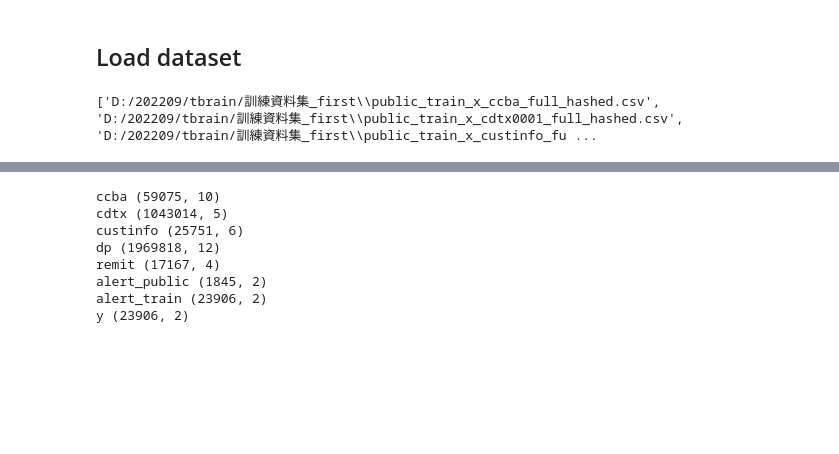
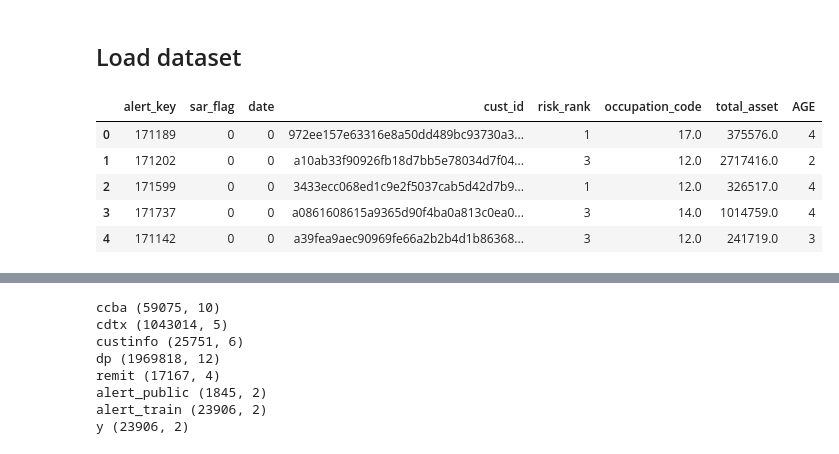
Before and after one commit to y4c6/DMfin, a Jupyter notebook: data_visualization.ipynb, the cells around one changed output, grey strips where cells are left out. Drawn from its saved outputs; the diff is of its cells as text; code cells hidden in the pictures; blank space fills up the shorter version.

```diff
--- a/data_visualization.ipynb
+++ b/data_visualization.ipynb
@@ -6,12 +6,10 @@
 path = "D:/202209/tbrain/訓練資料集_first/"
 import os
 os.chdir(path)
-import glob
-print(glob.glob(os.path.join(path, "*.csv")))
-# 備註
-# 這邊利用 os.path.join 來連接指定字串形成路徑，因為不同系統下的分隔符號可能不同
+# import glob
+# print(glob.glob(os.path.join(path, "*.csv")))
+## 備註
+## 這邊利用 os.path.join 來連接指定字串形成路徑，因為不同系統下的分隔符號可能不同
-# %% [output]
-['D:/202209/tbrain/訓練資料集_first\\public_train_x_ccba_full_hashed.csv', 'D:/202209/tbrain/訓練資料集_first\\public_train_x_cdtx0001_full_hashed.csv', 'D:/202209/tbrain/訓練資料集_first\\public_train_x_custinfo_fu ...
 # %%
 # from gettext import dpgettext         #??
 # from mimetypes import read_mime_types #??
@@ -25,3 +23,14 @@ dp = pd.read_csv("public_train_x_dp_full_hashed.csv")
 alert_public = pd.read_csv("public_x_alert_date.csv")
 alert_train = pd.read_csv("train_x_alert_date.csv")
 y = pd.read_csv("train_y_answer.csv")
+# %%
+train = y.join(alert_train.set_index('alert_key'), on='alert_key')
+train = train.join(custinfo.set_index('alert_key'), on='alert_key')
+train.head()
+# %% [output]
+|  | alert_key | sar_flag | date | cust_id | risk_rank | occupation_code | total_asset | AGE |
+| 0 | 171189 | 0 | 0 | 972ee157e63316e8a50dd489bc93730a3... | 1 | 17.0 | 375576.0 | 4 |
+| 1 | 171202 | 0 | 0 | a10ab33f90926fb18d7bb5e78034d7f04... | 3 | 12.0 | 2717416.0 | 2 |
+| 2 | 171599 | 0 | 0 | 3433ecc068ed1c9e2f5037cab5d42d7b9... | 1 | 12.0 | 326517.0 | 4 |
+| 3 | 171737 | 0 | 0 | a0861608615a9365d90f4ba0a813c0ea0... | 3 | 14.0 | 1014759.0 | 4 |
+| 4 | 171142 | 0 | 0 | a39fea9aec90969fe66a2b2b4d1b86368... | 3 | 12.0 | 241719.0 | 3 |
```
Also changed, not shown: parts of 10 cells of this notebook.
